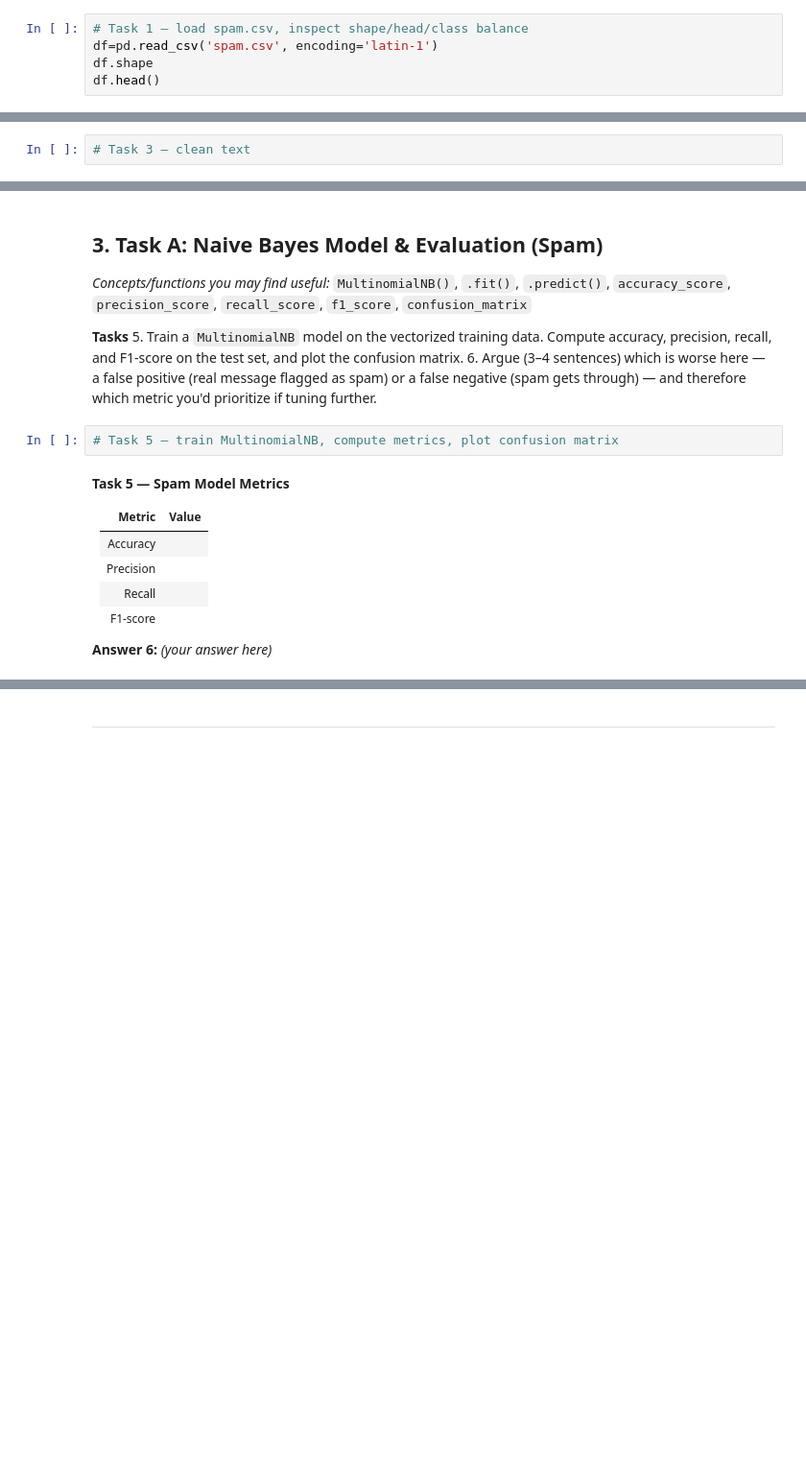
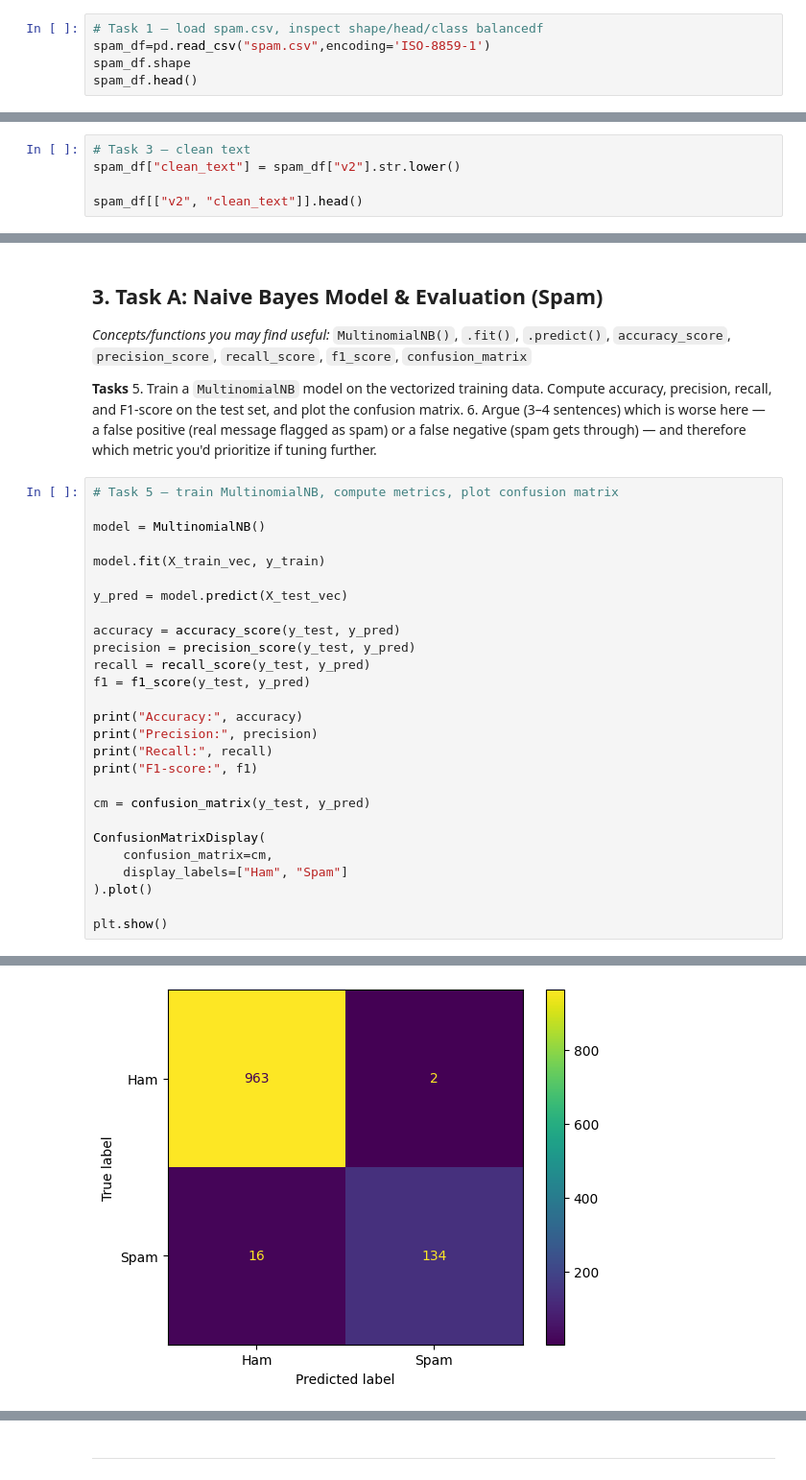
Before and after one commit to mehtabahmeddev/MACHINE-LEARNING, a Jupyter notebook: Lab-07/week7_ML_FA26.ipynb, the cells around one changed output, grey strips where cells are left out. Shown at 96% size. Cells and saved outputs as stored; diff of their text form; blank space fills up the shorter version.

```diff
--- a/Lab-07/week7_ML_FA26.ipynb
+++ b/Lab-07/week7_ML_FA26.ipynb
@@ -45,10 +45,10 @@ import numpy as np
 1. Load both datasets (`spam.csv` for Task A, `Tweets.csv` for Task B). For each one, report the number of rows, what a single row represents, and the exact class balance (counts and percentages) of the target column. Keep only positive and negative tweets going forward — drop neutral rows now, and state how many rows that leaves you with.
 2. In 2–3 sentences per dataset, state the practical problem being solved and why each one is a binary classification problem.
 # %%
-# Task 1 — load spam.csv, inspect shape/head/class balance
-df=pd.read_csv('spam.csv', encoding='latin-1')
-df.shape
-df.head()
+# Task 1 — load spam.csv, inspect shape/head/class balancedf
+spam_df=pd.read_csv("spam.csv",encoding='ISO-8859-1')
+spam_df.shape
+spam_df.head()
 # %% [output]
 |  | v1 | v2 | Unnamed: 2 | Unnamed: 3 | Unnamed: 4 |
 | 0 | ham | Go until jurong point, crazy.. Av... | NaN | NaN | NaN |
@@ -89,3 +90,6 @@ _(The practical problem is to determine whether a customer's airline-related twe
 4. Encode the label column as 0/1, split into training and test sets, then fit a vectorizer on the training messages only and transform both sets. Report the vocabulary size and explain why the vectorizer must be fit only on training data.
 # %%
 # Task 3 — clean text
+spam_df["clean_text"] = spam_df["v2"].str.lower()
+
+spam_df[["v2", "clean_text"]].head()
@@ -104,17 +140,31 @@ _(your answer here)_
 **Tasks**
 5. Train a `MultinomialNB` model on the vectorized training data. Compute accuracy, precision, recall, and F1-score on the test set, and plot the confusion matrix.
 6. Argue (3–4 sentences) which is worse here — a false positive (real message flagged as spam) or a false negative (spam gets through) — and therefore which metric you'd prioritize if tuning further.
-# %%
-# Task 5 — train MultinomialNB, compute metrics, plot confusion matrix
-# %% [markdown]
-**Task 5 — Spam Model Metrics**
-
-| Metric | Value |
-|---|---|
-| Accuracy | |
-| Precision | |
-| Recall | |
-| F1-score | |
-
-**Answer 6:**
-_(your answer here)_
+# %%
+# Task 5 — train MultinomialNB, compute metrics, plot confusion matrix
+
+model = MultinomialNB()
+
+model.fit(X_train_vec, y_train)
+
+y_pred = model.predict(X_test_vec)
+
+accuracy = accuracy_score(y_test, y_pred)
+precision = precision_score(y_test, y_pred)
+recall = recall_score(y_test, y_pred)
+f1 = f1_score(y_test, y_pred)
+
+print("Accuracy:", accuracy)
+print("Precision:", precision)
+print("Recall:", recall)
+print("F1-score:", f1)
+
+cm = confusion_matrix(y_test, y_pred)
+
+ConfusionMatrixDisplay(
+    confusion_matrix=cm,
+    display_labels=["Ham", "Spam"]
+).plot()
+
+plt.show()
+# %% [output]
@@ -120,0 +175 @@ _(your answer here)_
+[figure, added]
```
Also changed, not shown: parts of 38 cells of this notebook.
